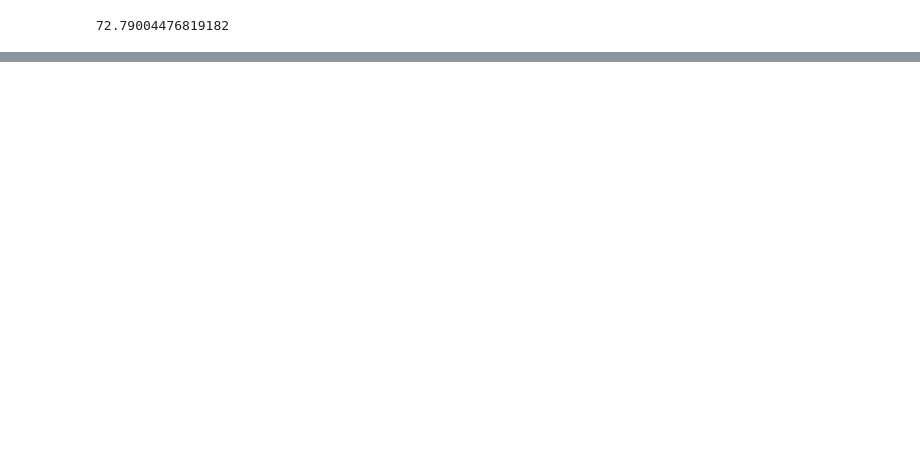
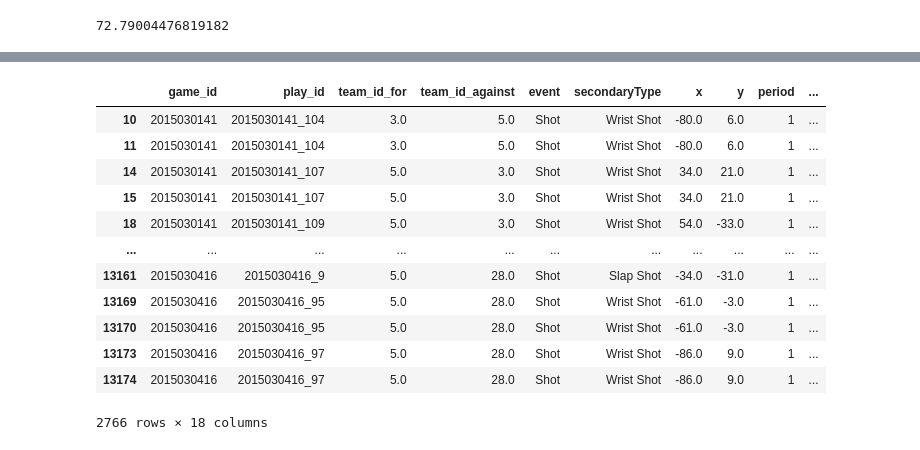
Before and after one commit to boncz/PenguinsHockeyAnalysis, a Jupyter notebook: PensPlayoffAnalysis.ipynb, the cells around one changed output, grey strips where cells are left out. Saved outputs shown, nothing was run; the diff lists cells and outputs as text; code cells hidden in the pictures; blank space fills up the shorter version.

```diff
--- a/PensPlayoffAnalysis.ipynb
+++ b/PensPlayoffAnalysis.ipynb
@@ -111,0 +126,16 @@ secondary_type_percent_null
+# %%
+pens_201516_playoff_df[pens_201516_playoff_df['event']=='Shot']
+# %% [output]
+|  | game_id | play_id | team_id_for | team_id_against | event | secondaryType | x | y | period | ... |
+| 10 | 2015030141 | 2015030141_104 | 3.0 | 5.0 | Shot | Wrist Shot | -80.0 | 6.0 | 1 | ... |
+| 11 | 2015030141 | 2015030141_104 | 3.0 | 5.0 | Shot | Wrist Shot | -80.0 | 6.0 | 1 | ... |
+| 14 | 2015030141 | 2015030141_107 | 5.0 | 3.0 | Shot | Wrist Shot | 34.0 | 21.0 | 1 | ... |
+| 15 | 2015030141 | 2015030141_107 | 5.0 | 3.0 | Shot | Wrist Shot | 34.0 | 21.0 | 1 | ... |
+| 18 | 2015030141 | 2015030141_109 | 5.0 | 3.0 | Shot | Wrist Shot | 54.0 | -33.0 | 1 | ... |
+| ... | ... | ... | ... | ... | ... | ... | ... | ... | ... | ... |
+| 13161 | 2015030416 | 2015030416_9 | 5.0 | 28.0 | Shot | Slap Shot | -34.0 | -31.0 | 1 | ... |
+| 13169 | 2015030416 | 2015030416_95 | 5.0 | 28.0 | Shot | Wrist Shot | -61.0 | -3.0 | 1 | ... |
+| 13170 | 2015030416 | 2015030416_95 | 5.0 | 28.0 | Shot | Wrist Shot | -61.0 | -3.0 | 1 | ... |
+| 13173 | 2015030416 | 2015030416_97 | 5.0 | 28.0 | Shot | Wrist Shot | -86.0 | 9.0 | 1 | ... |
+| 13174 | 2015030416 | 2015030416_97 | 5.0 | 28.0 | Shot | Wrist Shot | -86.0 | 9.0 | 1 | ... |
+2766 rows × 18 columns
```
Also changed, not shown: parts of 19 cells of this notebook.
